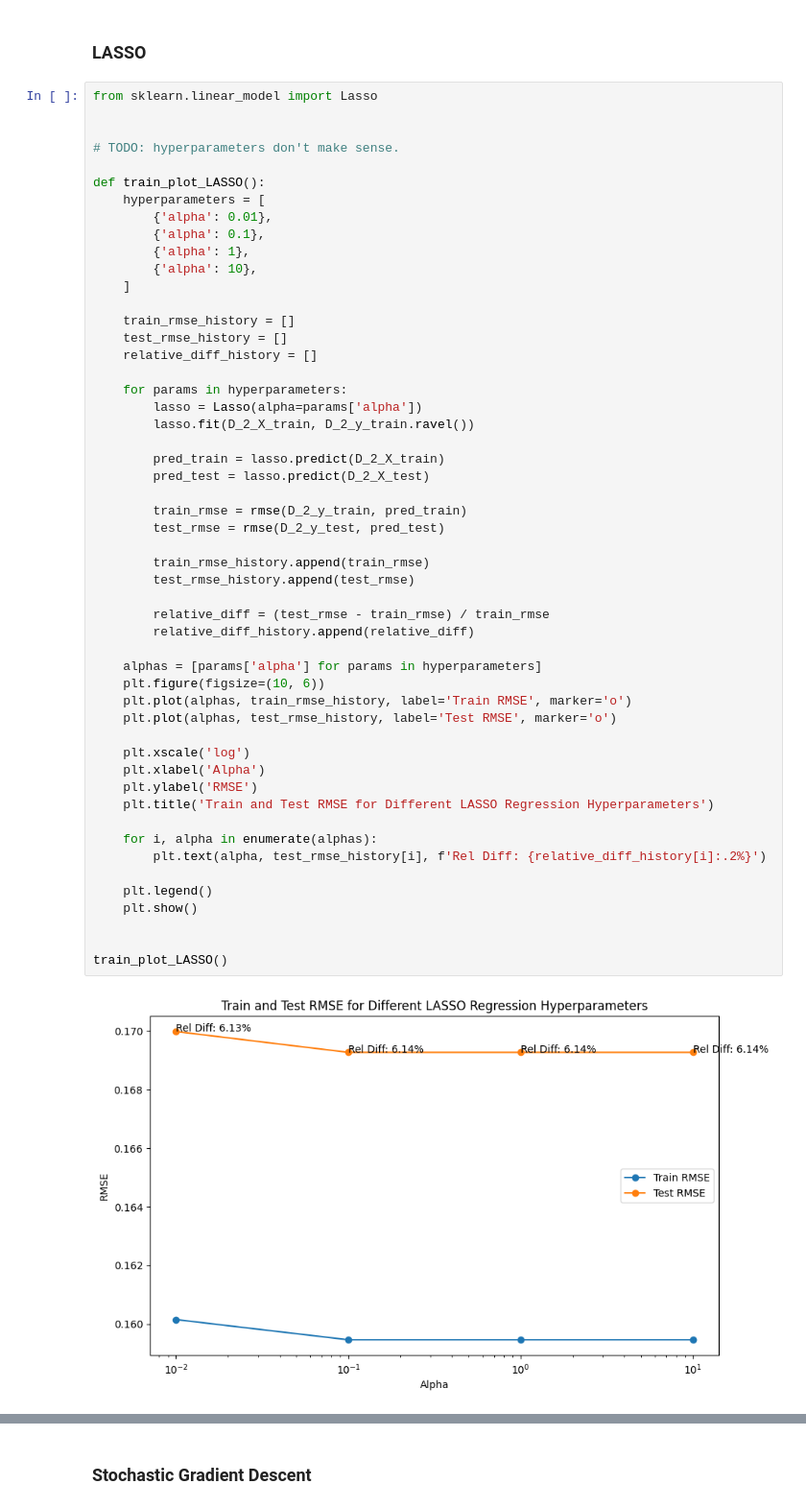
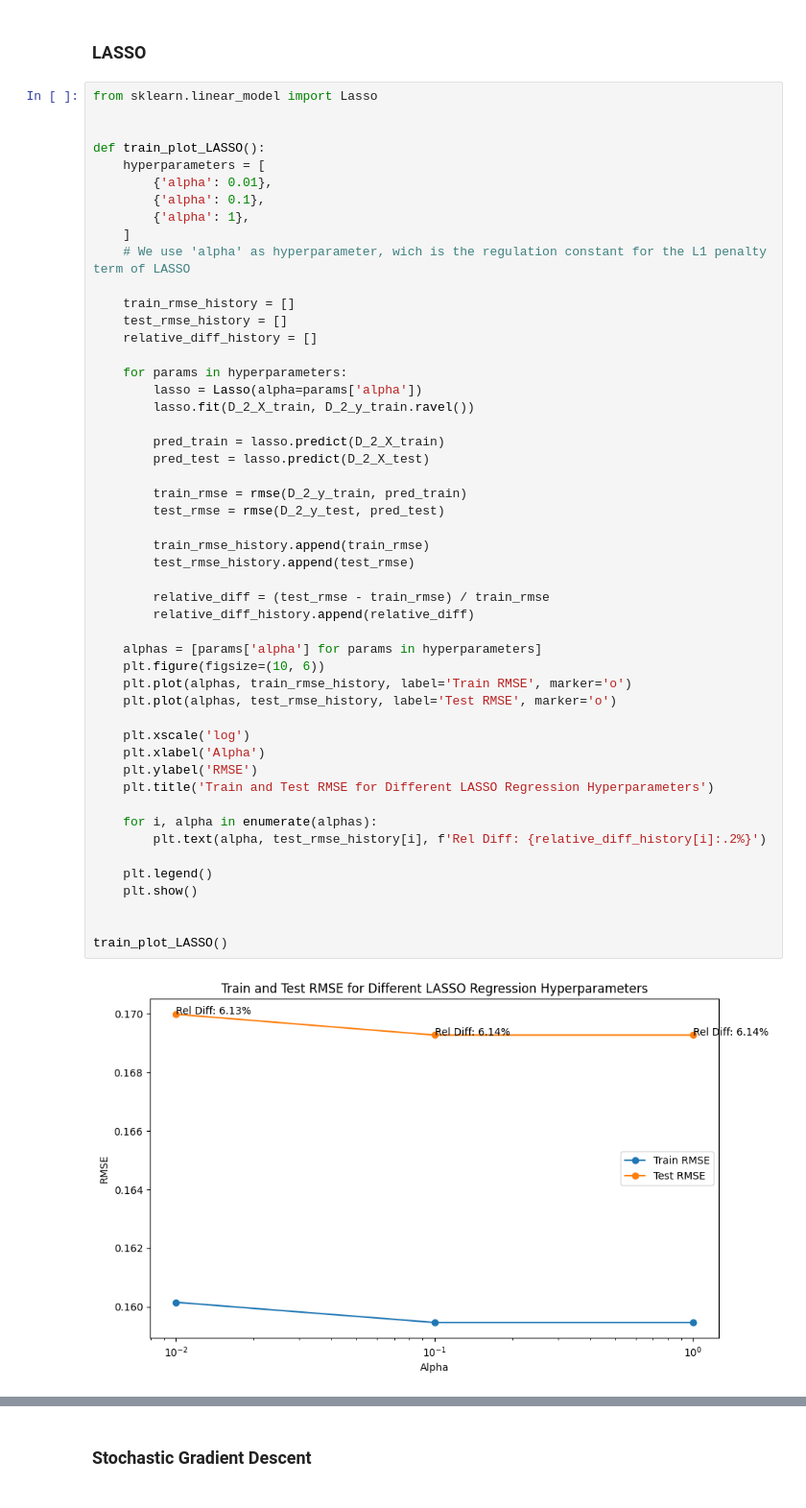
Before and after one commit to moOritzl/bachelorpraktikum-applied-machine-learning, a Jupyter notebook: Week_06/Generalized_Linear_Models_Polynomial_Regression.ipynb, the cells around one changed output, grey strips where cells are left out. Shown at 96% size. Drawn from its saved outputs; the diff is of its cells as text.

```diff
--- a/Week_06/Generalized_Linear_Models_Polynomial_Regression.ipynb
+++ b/Week_06/Generalized_Linear_Models_Polynomial_Regression.ipynb
@@ -134,16 +134,14 @@ There's a consistent difference between Train and Test RMSE, with Test being wor
 # %%
 from sklearn.linear_model import Lasso
 
-
-# TODO: hyperparameters don't make sense.
 
 def train_plot_LASSO():
     hyperparameters = [
         {'alpha': 0.01},
         {'alpha': 0.1},
         {'alpha': 1},
-        {'alpha': 10},
     ]
+    # We use 'alpha' as hyperparameter, wich is the regulation constant for the L1 penalty term of LASSO
 
     train_rmse_history = []
     test_rmse_history = []
@@ -157,32 +155,32 @@ def train_plot_LASSO():
         pred_test = lasso.predict(D_2_X_test)
 
         train_rmse = rmse(D_2_y_train, pred_train)
         test_rmse = rmse(D_2_y_test, pred_test)
 
         train_rmse_history.append(train_rmse)
         test_rmse_history.append(test_rmse)
 
         relative_diff = (test_rmse - train_rmse) / train_rmse
         relative_diff_history.append(relative_diff)
 
     alphas = [params['alpha'] for params in hyperparameters]
     plt.figure(figsize=(10, 6))
     plt.plot(alphas, train_rmse_history, label='Train RMSE', marker='o')
     plt.plot(alphas, test_rmse_history, label='Test RMSE', marker='o')
 
     plt.xscale('log')
     plt.xlabel('Alpha')
     plt.ylabel('RMSE')
     plt.title('Train and Test RMSE for Different LASSO Regression Hyperparameters')
 
     for i, alpha in enumerate(alphas):
         plt.text(alpha, test_rmse_history[i], f'Rel Diff: {relative_diff_history[i]:.2%}')
 
     plt.legend()
     plt.show()
 
 
 train_plot_LASSO()
 # %% [output]
-[figure, old version]
+[figure, new version]
 # %% [markdown]
```
Also changed, not shown: parts of 7 cells of this notebook.
